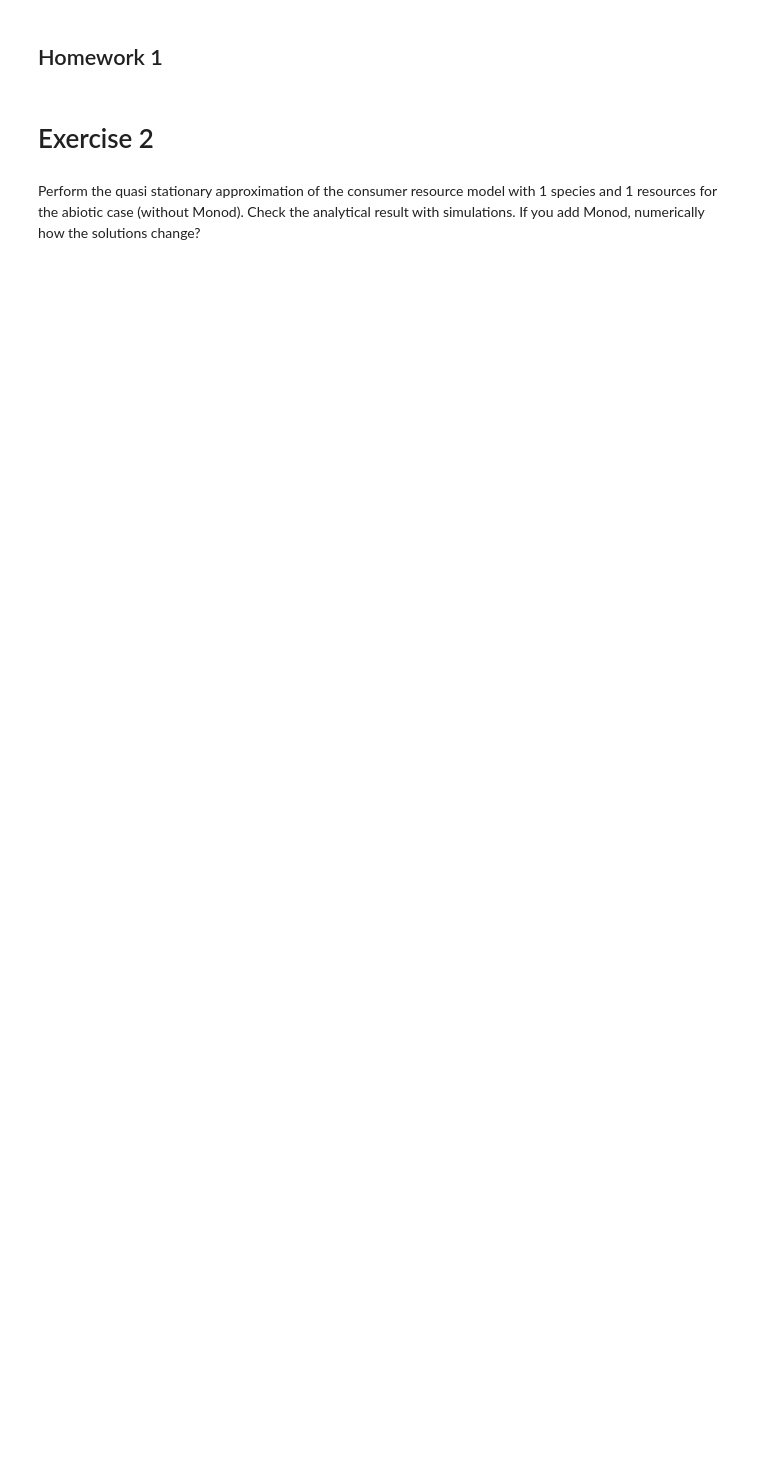
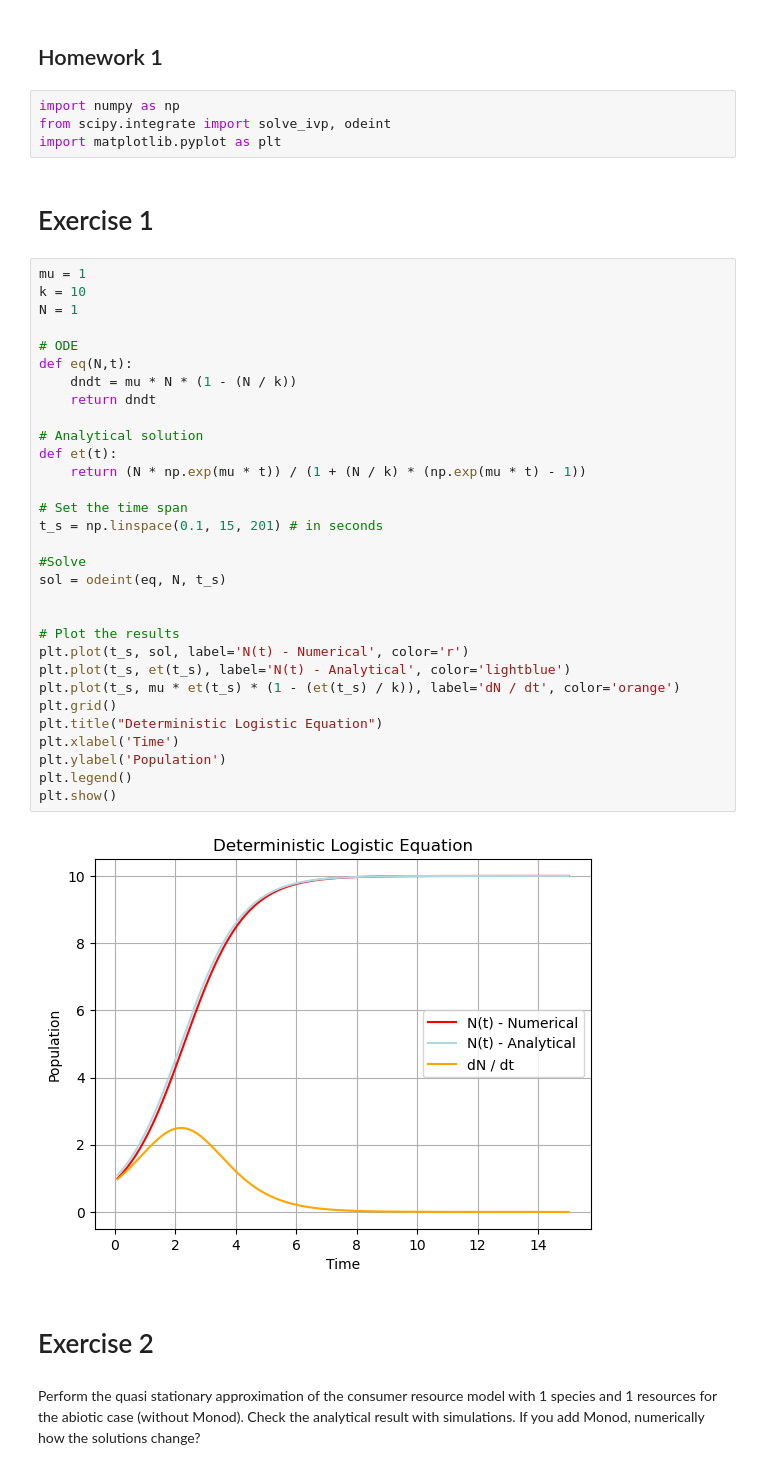
Before and after one commit to pietromalagoli/Physics-of-Living-Systems, a Jupyter notebook: homework1.ipynb, the cells around one changed output. Saved outputs shown, nothing was run; the diff lists cells and outputs as text; blank space fills up the shorter version.

```diff
--- a/homework1.ipynb
+++ b/homework1.ipynb
@@ -1,5 +1,44 @@
 # %% [markdown]
 ## Homework 1 ##
+# %%
+import numpy as np
+from scipy.integrate import solve_ivp, odeint
+import matplotlib.pyplot as plt
+# %% [markdown]
+# Exercise 1 #
+# %%
+mu = 1
+k = 10
+N = 1
+
+# ODE
+def eq(N,t):
+    dndt = mu * N * (1 - (N / k))
+    return dndt
+
+# Analytical solution
+def et(t):
+    return (N * np.exp(mu * t)) / (1 + (N / k) * (np.exp(mu * t) - 1))
+
+# Set the time span
+t_s = np.linspace(0.1, 15, 201) # in seconds
+
+#Solve
+sol = odeint(eq, N, t_s)
+
+
+# Plot the results
+plt.plot(t_s, sol, label='N(t) - Numerical', color='r')
+plt.plot(t_s, et(t_s), label='N(t) - Analytical', color='lightblue')
+plt.plot(t_s, mu * et(t_s) * (1 - (et(t_s) / k)), label='dN / dt', color='orange')
+plt.grid()
+plt.title("Deterministic Logistic Equation")
+plt.xlabel('Time')
+plt.ylabel('Population')
+plt.legend()
+plt.show()
+# %% [output]
+[figure, added]
 # %% [markdown]
 # Exercise 2 #
 # %% [markdown]
```
Also changed, not shown: parts of 3 cells of this notebook.
